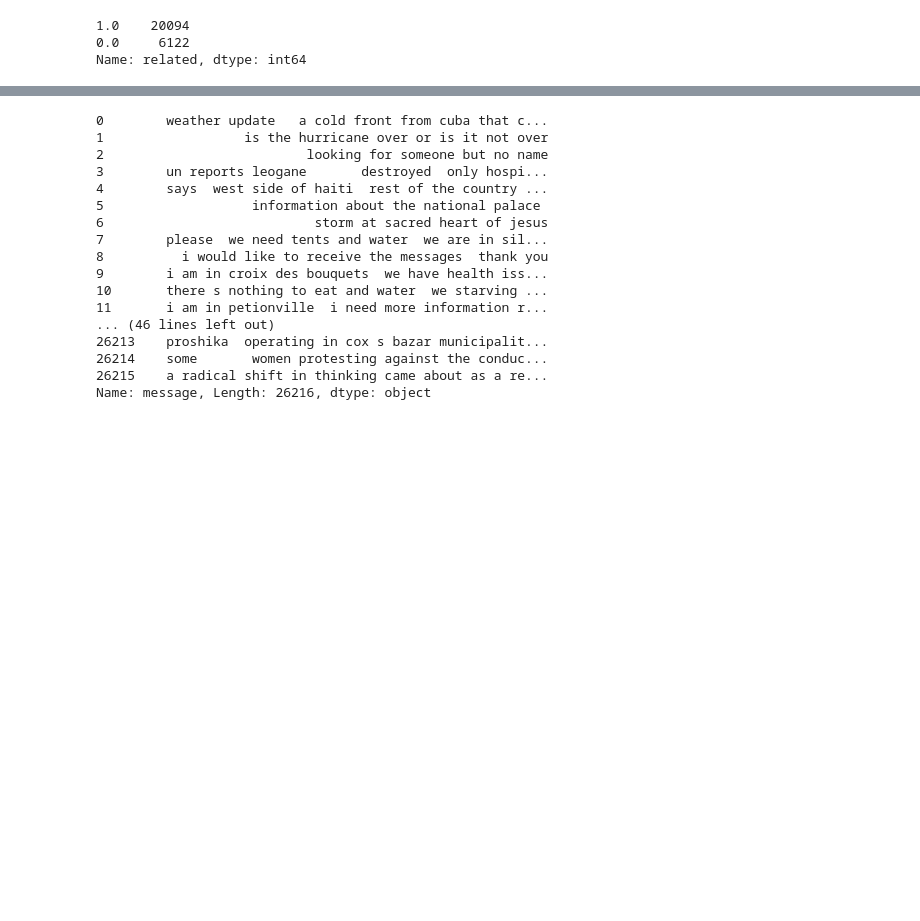
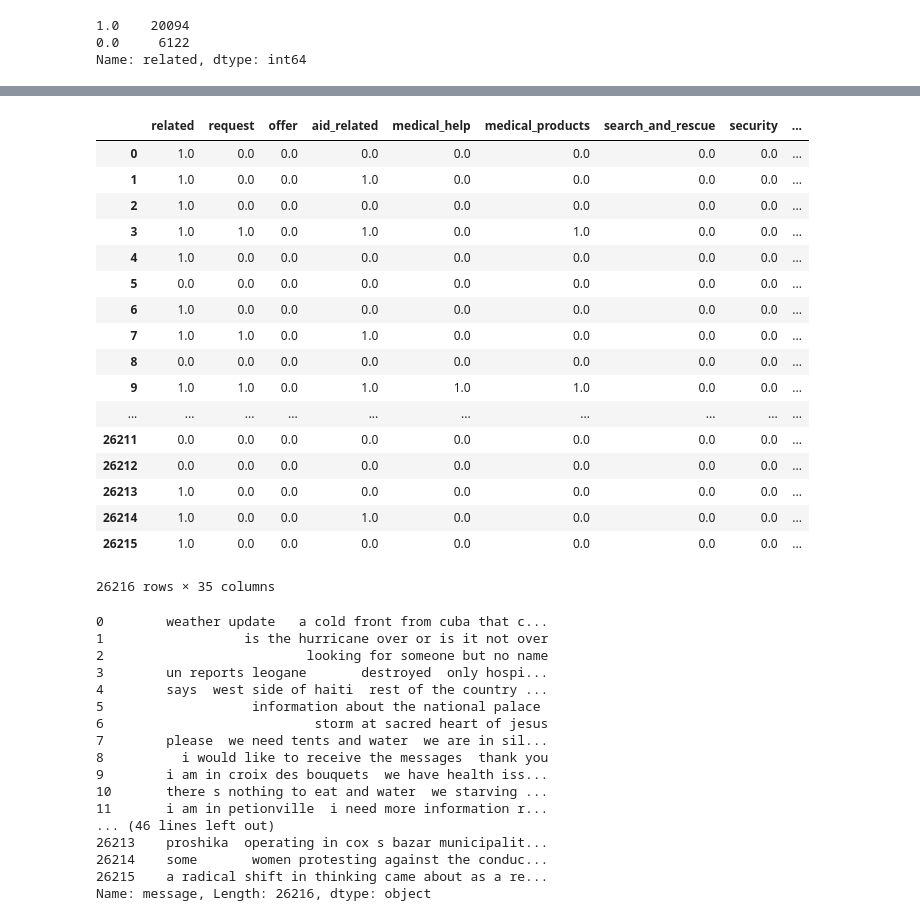
Before and after one commit to khoin-byte/disaster-response-pipeline, a Jupyter notebook: ML_Pipeline_Preparation.ipynb, the cells around one changed output, grey strips where cells are left out. Drawn from its saved outputs; the diff is of its cells as text; code cells hidden in the pictures; blank space fills up the shorter version.

```diff
--- a/ML_Pipeline_Preparation.ipynb
+++ b/ML_Pipeline_Preparation.ipynb
@@ -80,0 +93,2 @@ Name: related, dtype: int64
+# %%
+df.drop(['child_alone'], axis=1, inplace=True)
@@ -115 +135,22 @@ Name: direct_report, dtype: int64
+# %%
+y # numpy array of 36 class.
+# %% [output]
+|  | related | request | offer | aid_related | medical_help | medical_products | search_and_rescue | security | ... |
+| 0 | 1.0 | 0.0 | 0.0 | 0.0 | 0.0 | 0.0 | 0.0 | 0.0 | ... |
+| 1 | 1.0 | 0.0 | 0.0 | 1.0 | 0.0 | 0.0 | 0.0 | 0.0 | ... |
+| 2 | 1.0 | 0.0 | 0.0 | 0.0 | 0.0 | 0.0 | 0.0 | 0.0 | ... |
+| 3 | 1.0 | 1.0 | 0.0 | 1.0 | 0.0 | 1.0 | 0.0 | 0.0 | ... |
+| 4 | 1.0 | 0.0 | 0.0 | 0.0 | 0.0 | 0.0 | 0.0 | 0.0 | ... |
+| 5 | 0.0 | 0.0 | 0.0 | 0.0 | 0.0 | 0.0 | 0.0 | 0.0 | ... |
+| 6 | 1.0 | 0.0 | 0.0 | 0.0 | 0.0 | 0.0 | 0.0 | 0.0 | ... |
+| 7 | 1.0 | 1.0 | 0.0 | 1.0 | 0.0 | 0.0 | 0.0 | 0.0 | ... |
+| 8 | 0.0 | 0.0 | 0.0 | 0.0 | 0.0 | 0.0 | 0.0 | 0.0 | ... |
+| 9 | 1.0 | 1.0 | 0.0 | 1.0 | 1.0 | 1.0 | 0.0 | 0.0 | ... |
+| ... | ... | ... | ... | ... | ... | ... | ... | ... | ... |
+| 26211 | 0.0 | 0.0 | 0.0 | 0.0 | 0.0 | 0.0 | 0.0 | 0.0 | ... |
+| 26212 | 0.0 | 0.0 | 0.0 | 0.0 | 0.0 | 0.0 | 0.0 | 0.0 | ... |
+| 26213 | 1.0 | 0.0 | 0.0 | 0.0 | 0.0 | 0.0 | 0.0 | 0.0 | ... |
+| 26214 | 1.0 | 0.0 | 0.0 | 1.0 | 0.0 | 0.0 | 0.0 | 0.0 | ... |
+| 26215 | 1.0 | 0.0 | 0.0 | 0.0 | 0.0 | 0.0 | 0.0 | 0.0 | ... |
+26216 rows × 35 columns
 # %%
```
Also changed, not shown: parts of 17 cells of this notebook.
